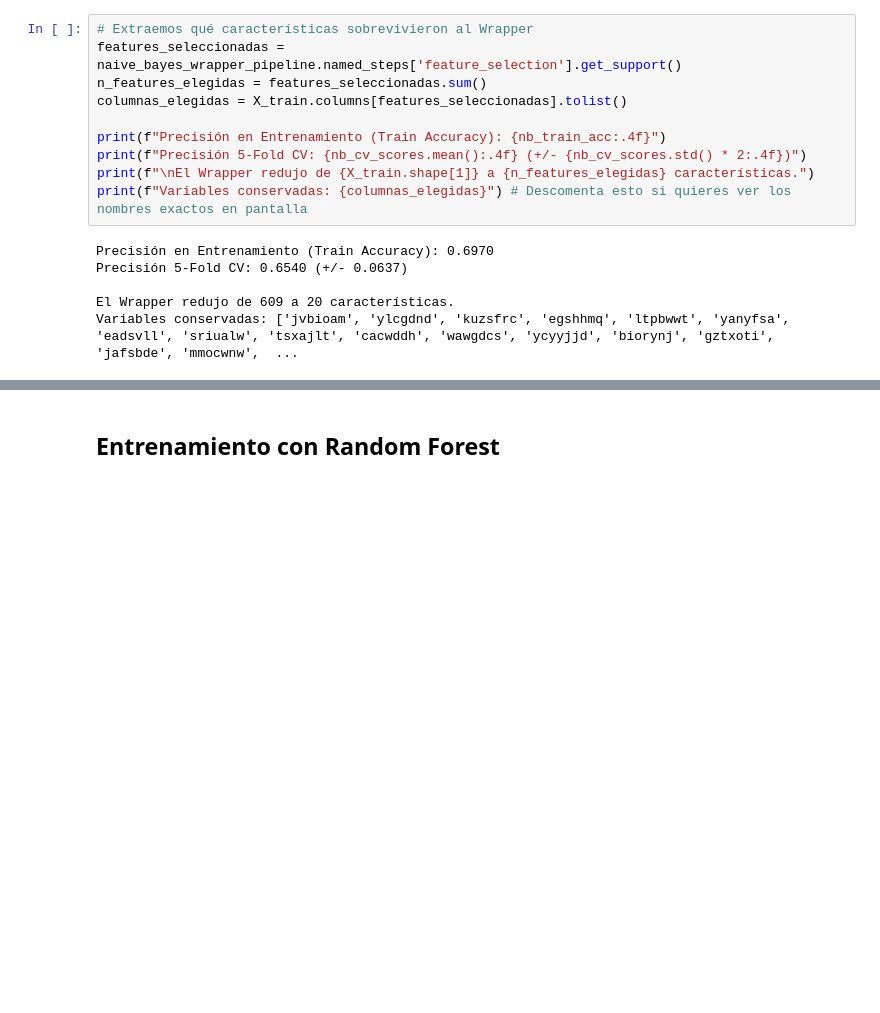
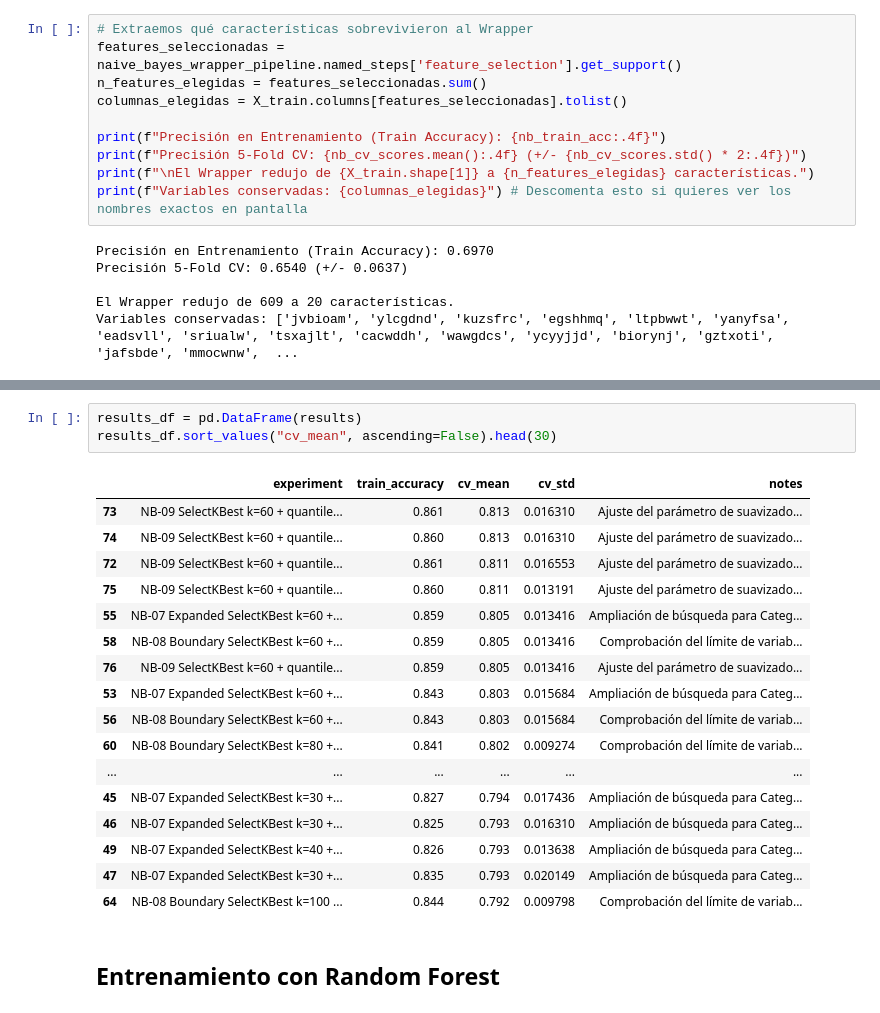
Before and after one commit to Qub1ts/Practica-3y4-AAII, a Jupyter notebook: Grupo-1.ipynb, the cells around one changed output, grey strips where cells are left out. Cells and saved outputs as stored; diff of their text form; blank space fills up the shorter version.

```diff
--- a/Grupo-1.ipynb
+++ b/Grupo-1.ipynb
@@ -280,3 +729,24 @@ Variables conservadas: ['jvbioam', 'ylcgdnd', 'kuzsfrc', 'egshhmq', 'ltpbwwt', '
+# %%
+results_df = pd.DataFrame(results)
+results_df.sort_values("cv_mean", ascending=False).head(30)
+# %% [output]
+|  | experiment | train_accuracy | cv_mean | cv_std | notes |
+| 73 | NB-09 SelectKBest k=60 + quantile... | 0.861 | 0.813 | 0.016310 | Ajuste del parámetro de suavizado... |
+| 74 | NB-09 SelectKBest k=60 + quantile... | 0.860 | 0.813 | 0.016310 | Ajuste del parámetro de suavizado... |
+| 72 | NB-09 SelectKBest k=60 + quantile... | 0.861 | 0.811 | 0.016553 | Ajuste del parámetro de suavizado... |
+| 75 | NB-09 SelectKBest k=60 + quantile... | 0.860 | 0.811 | 0.013191 | Ajuste del parámetro de suavizado... |
+| 55 | NB-07 Expanded SelectKBest k=60 +... | 0.859 | 0.805 | 0.013416 | Ampliación de búsqueda para Categ... |
+| 58 | NB-08 Boundary SelectKBest k=60 +... | 0.859 | 0.805 | 0.013416 | Comprobación del límite de variab... |
+| 76 | NB-09 SelectKBest k=60 + quantile... | 0.859 | 0.805 | 0.013416 | Ajuste del parámetro de suavizado... |
+| 53 | NB-07 Expanded SelectKBest k=60 +... | 0.843 | 0.803 | 0.015684 | Ampliación de búsqueda para Categ... |
+| 56 | NB-08 Boundary SelectKBest k=60 +... | 0.843 | 0.803 | 0.015684 | Comprobación del límite de variab... |
+| 60 | NB-08 Boundary SelectKBest k=80 +... | 0.841 | 0.802 | 0.009274 | Comprobación del límite de variab... |
+| ... | ... | ... | ... | ... | ... |
+| 45 | NB-07 Expanded SelectKBest k=30 +... | 0.827 | 0.794 | 0.017436 | Ampliación de búsqueda para Categ... |
+| 46 | NB-07 Expanded SelectKBest k=30 +... | 0.825 | 0.793 | 0.016310 | Ampliación de búsqueda para Categ... |
+| 49 | NB-07 Expanded SelectKBest k=40 +... | 0.826 | 0.793 | 0.013638 | Ampliación de búsqueda para Categ... |
+| 47 | NB-07 Expanded SelectKBest k=30 +... | 0.835 | 0.793 | 0.020149 | Ampliación de búsqueda para Categ... |
+| 64 | NB-08 Boundary SelectKBest k=100 ... | 0.844 | 0.792 | 0.009798 | Comprobación del límite de variab... |
 # %% [markdown]
 ## Entrenamiento con Random Forest
 # %%
```
Also changed, not shown: parts of 25 cells of this notebook, 2 other files.
